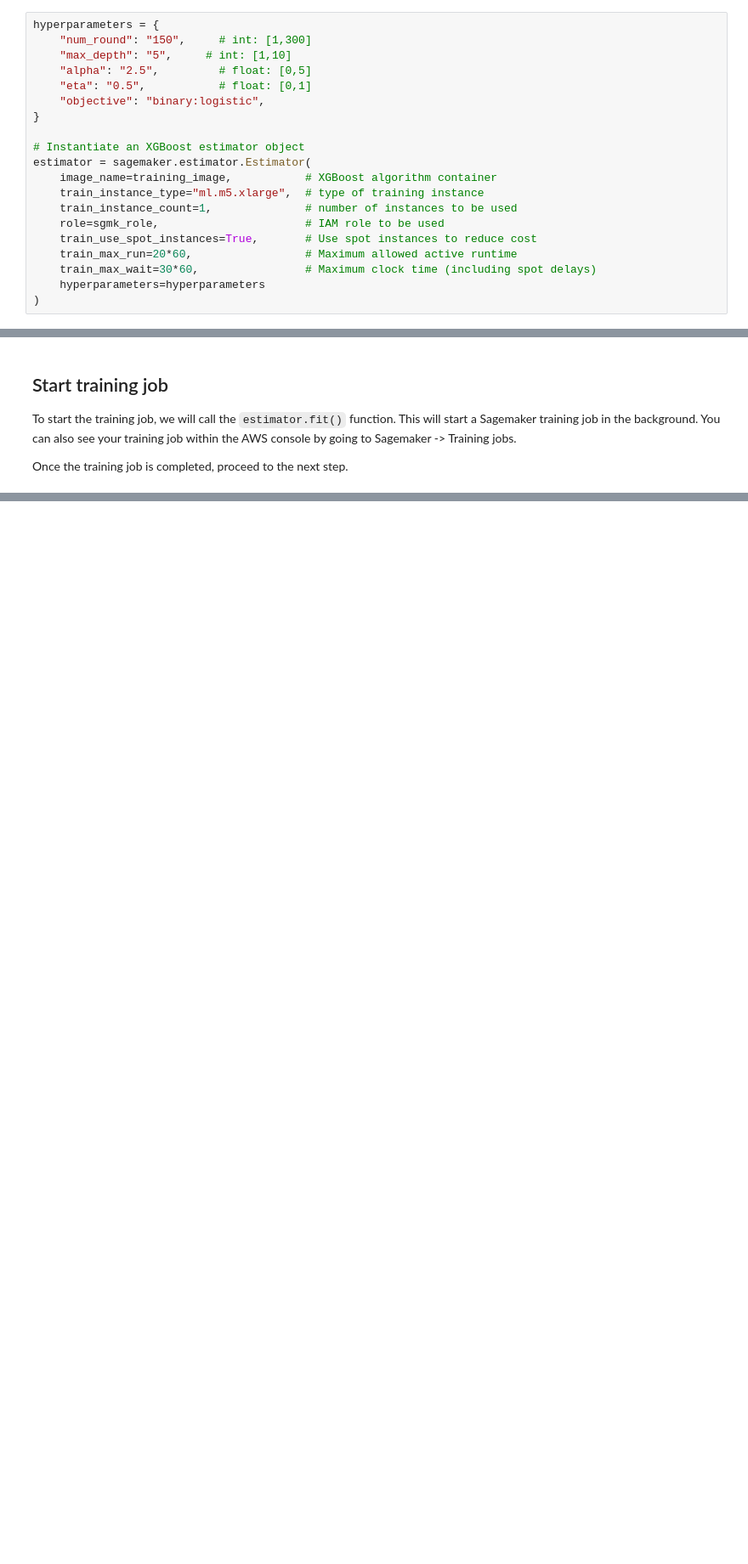
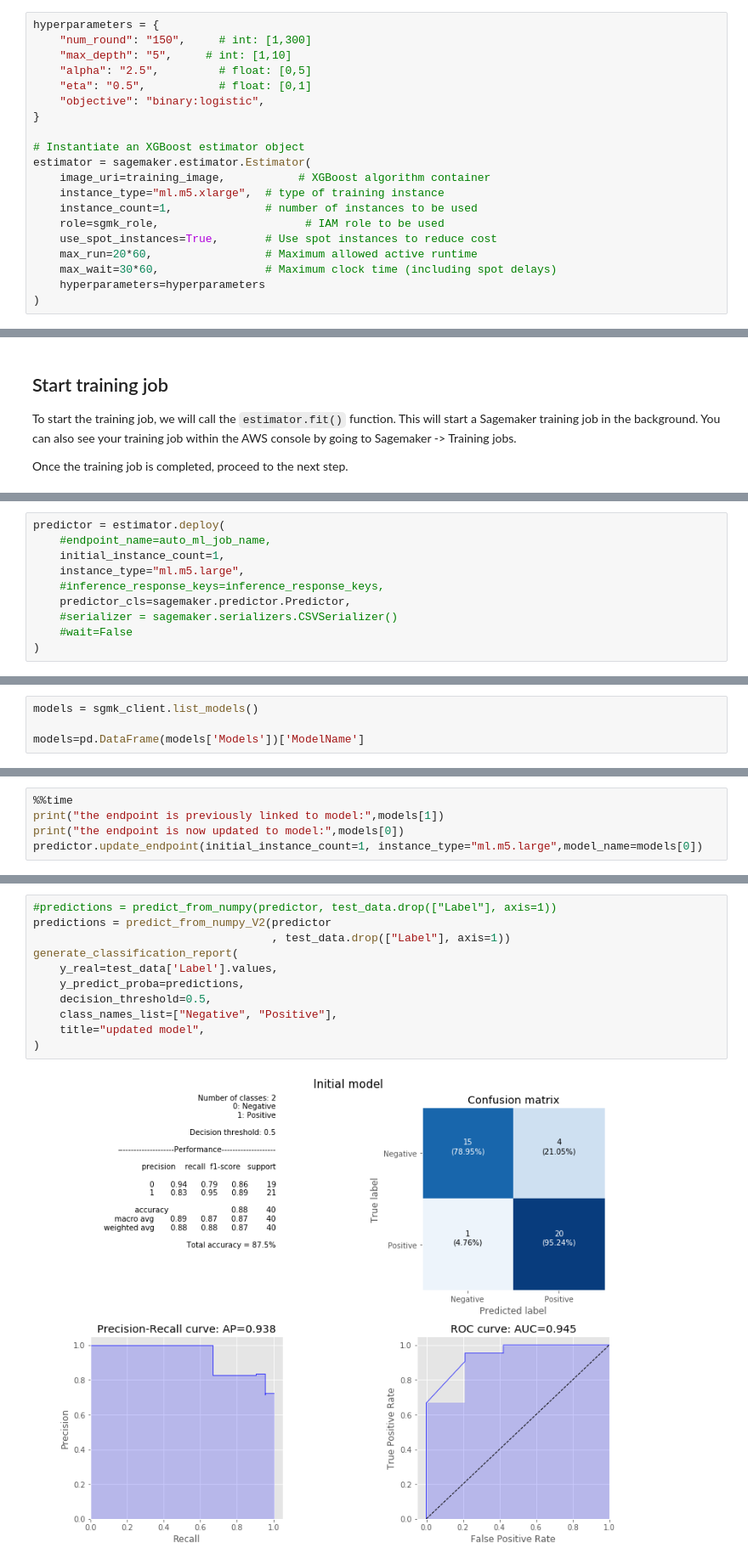
Before and after one commit to dalacan/aws-ml-healthcare-workshop, a Jupyter notebook: 3.Model_building_training_and_deployment.ipynb, the cells around one changed output, grey strips where cells are left out. Shown: that part at 85% size. Cells and saved outputs as stored; diff of their text form; blank space fills up the shorter version.

Commit message:
changed to sagemaker V2, added a Pipeline

```diff
--- a/3.Model_building_training_and_deployment.ipynb
+++ b/3.Model_building_training_and_deployment.ipynb
@@ -206,12 +238,12 @@ hyperparameters = {
 
 # Instantiate an XGBoost estimator object
 estimator = sagemaker.estimator.Estimator(
-    image_name=training_image,           # XGBoost algorithm container
-    train_instance_type="ml.m5.xlarge",  # type of training instance
-    train_instance_count=1,              # number of instances to be used
+    image_uri=training_image,           # XGBoost algorithm container
+    instance_type="ml.m5.xlarge",  # type of training instance
+    instance_count=1,              # number of instances to be used
     role=sgmk_role,                      # IAM role to be used
-    train_use_spot_instances=True,       # Use spot instances to reduce cost
-    train_max_run=20*60,                 # Maximum allowed active runtime
-    train_max_wait=30*60,                # Maximum clock time (including spot delays)
+    use_spot_instances=True,       # Use spot instances to reduce cost
+    max_run=20*60,                 # Maximum allowed active runtime
+    max_wait=30*60,                # Maximum clock time (including spot delays)
     hyperparameters=hyperparameters
 )
@@ -270,0 +291,10 @@ Parameter image will be renamed to image_uri in SageMaker Python SDK v2.
+# %%
+predictor = estimator.deploy(
+    #endpoint_name=auto_ml_job_name,
+    initial_instance_count=1,
+    instance_type="ml.m5.large",
+    #inference_response_keys=inference_response_keys,
+    predictor_cls=sagemaker.predictor.Predictor,
+    #serializer = sagemaker.serializers.CSVSerializer()
+    #wait=False
+)
@@ -306,0 +377,4 @@ generate_classification_report(
+# %%
+models = sgmk_client.list_models()
+
+models=pd.DataFrame(models['Models'])['ModelName']
@@ -306,0 +385,5 @@ generate_classification_report(
+# %%
+%%time
+print("the endpoint is previously linked to model:",models[1])
+print("the endpoint is now updated to model:",models[0])
+predictor.update_endpoint(initial_instance_count=1, instance_type="ml.m5.large",model_name=models[0])
@@ -307 +397,14 @@ generate_classification_report(
+# %%
+#predictions = predict_from_numpy(predictor, test_data.drop(["Label"], axis=1))
+predictions = predict_from_numpy_V2(predictor
+                                    , test_data.drop(["Label"], axis=1))
+generate_classification_report(
+    y_real=test_data['Label'].values,
+    y_predict_proba=predictions,
+    decision_threshold=0.5,
+    class_names_list=["Negative", "Positive"],
+    title="updated model",
+)
+# %% [output]
+[figure, added]
 # %% [markdown]
```
Also changed, not shown: parts of 45 cells of this notebook, 3 other files.
